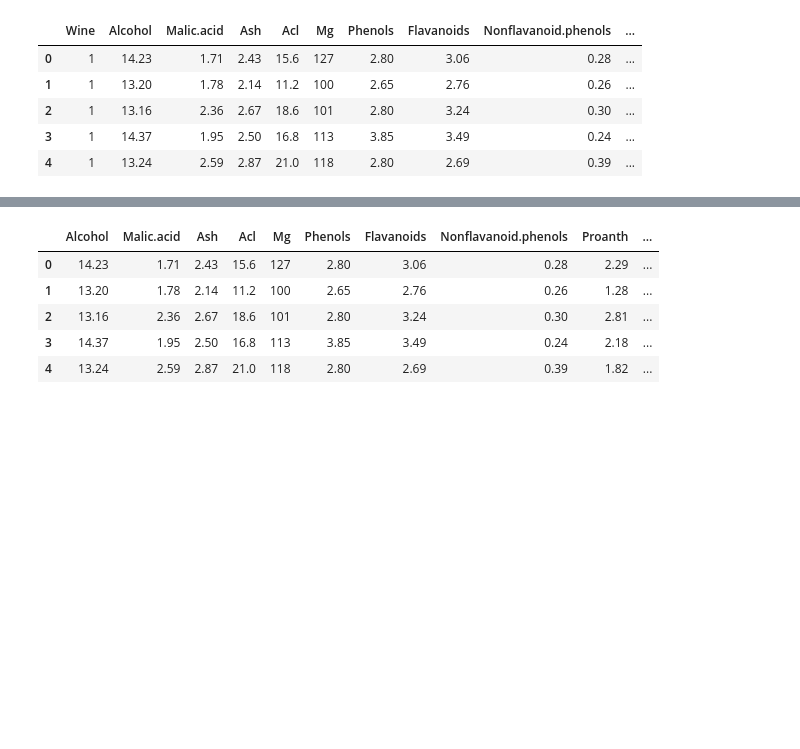
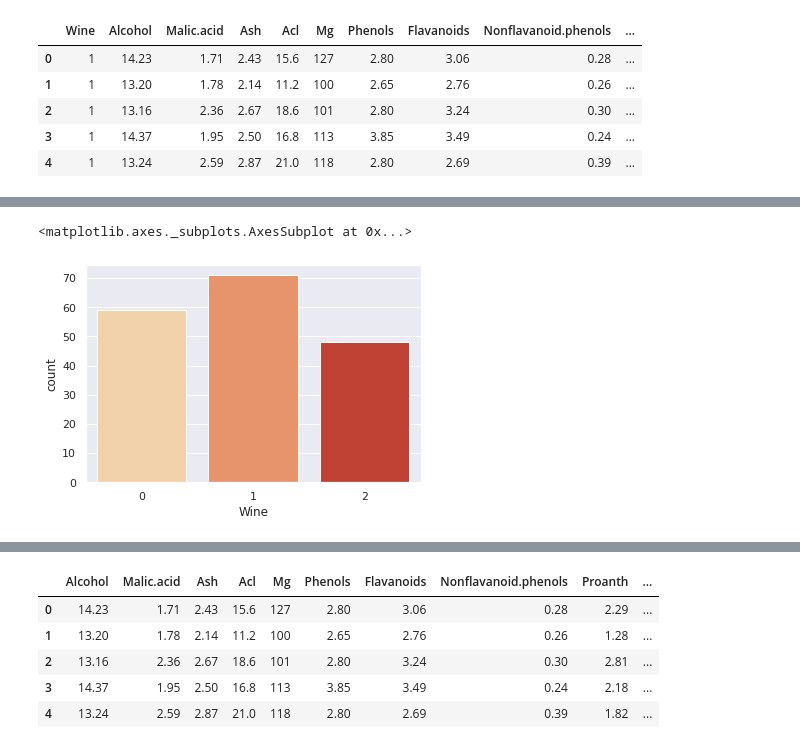
Before and after one commit to eu-joao/data-science, a Jupyter notebook: Classificação de vinho/notebook colab/Classificação de vinho.ipynb, the cells around one changed output, grey strips where cells are left out. Cells and saved outputs as stored; diff of their text form; code cells hidden in the pictures; blank space fills up the shorter version.

```diff
--- a/Classificação de vinho/notebook colab/Classificação de vinho.ipynb
+++ b/Classificação de vinho/notebook colab/Classificação de vinho.ipynb
@@ -13,6 +18,7 @@ from sklearn.tree import DecisionTreeClassifier
 # %%
-dataset = pd.read_csv('wine.csv')
-dataset.head()
+# carregando o dataset
+wine_df = pd.read_csv('wine.csv')
+wine_df.head()
 # %% [output]
 |  | Wine | Alcohol | Malic.acid | Ash | Acl | Mg | Phenols | Flavanoids | Nonflavanoid.phenols | ... |
 | 0 | 1 | 14.23 | 1.71 | 2.43 | 15.6 | 127 | 2.80 | 3.06 | 0.28 | ... |
@@ -22,0 +96,7 @@ dataset.head()
+# %%
+# Criando um Gráfico de Barras para  mostrar a frequência da Variável "Wine" (Nossa Classe a ser Predita)
+sns.set_theme(style='darkgrid')
+sns.countplot(wine_df['Wine'], palette='OrRd')
+# %% [output]
+<matplotlib.axes._subplots.AxesSubplot at 0x...>
+[figure, added]
```
Also changed, not shown: parts of 35 cells of this notebook.
